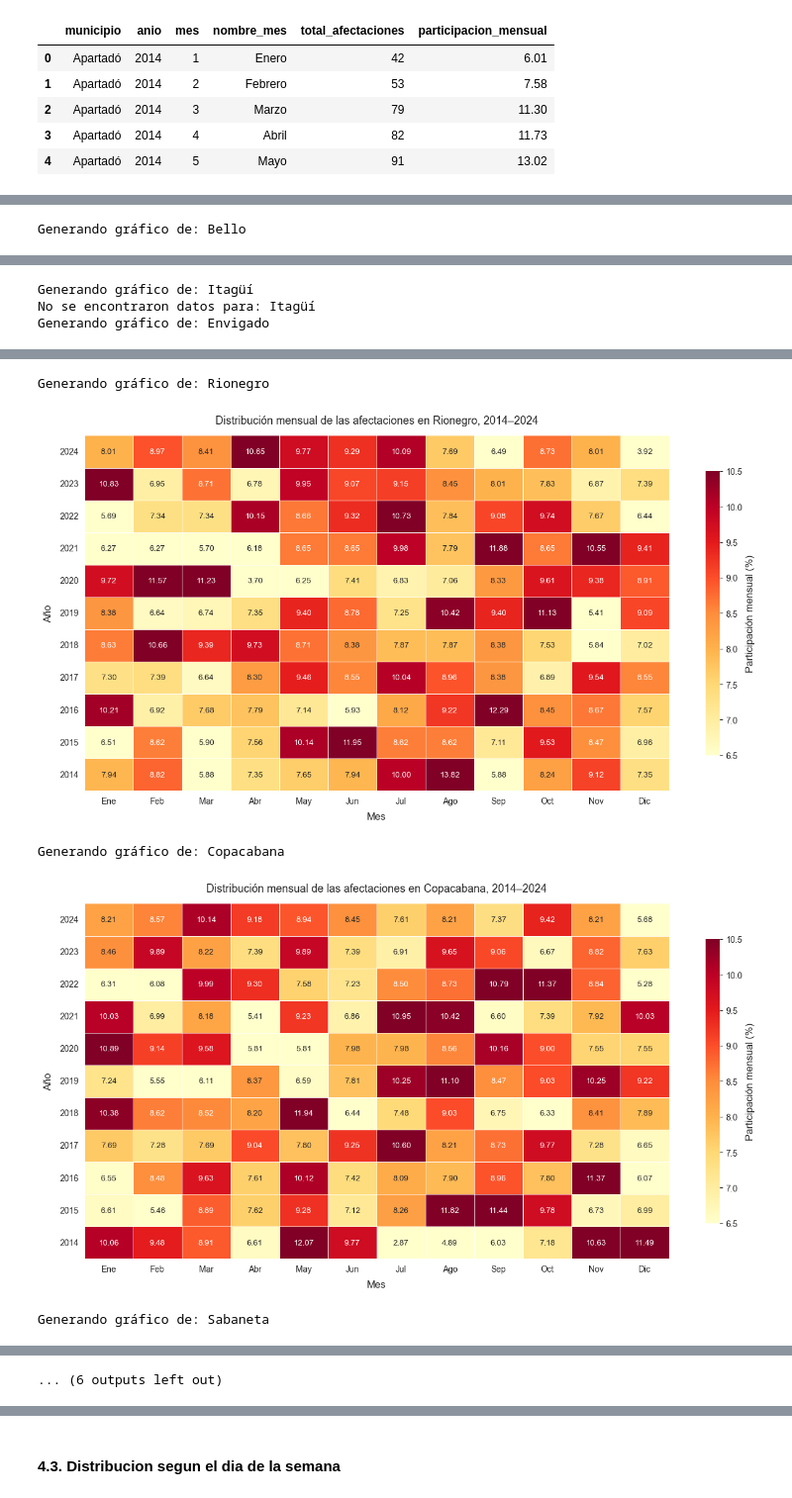
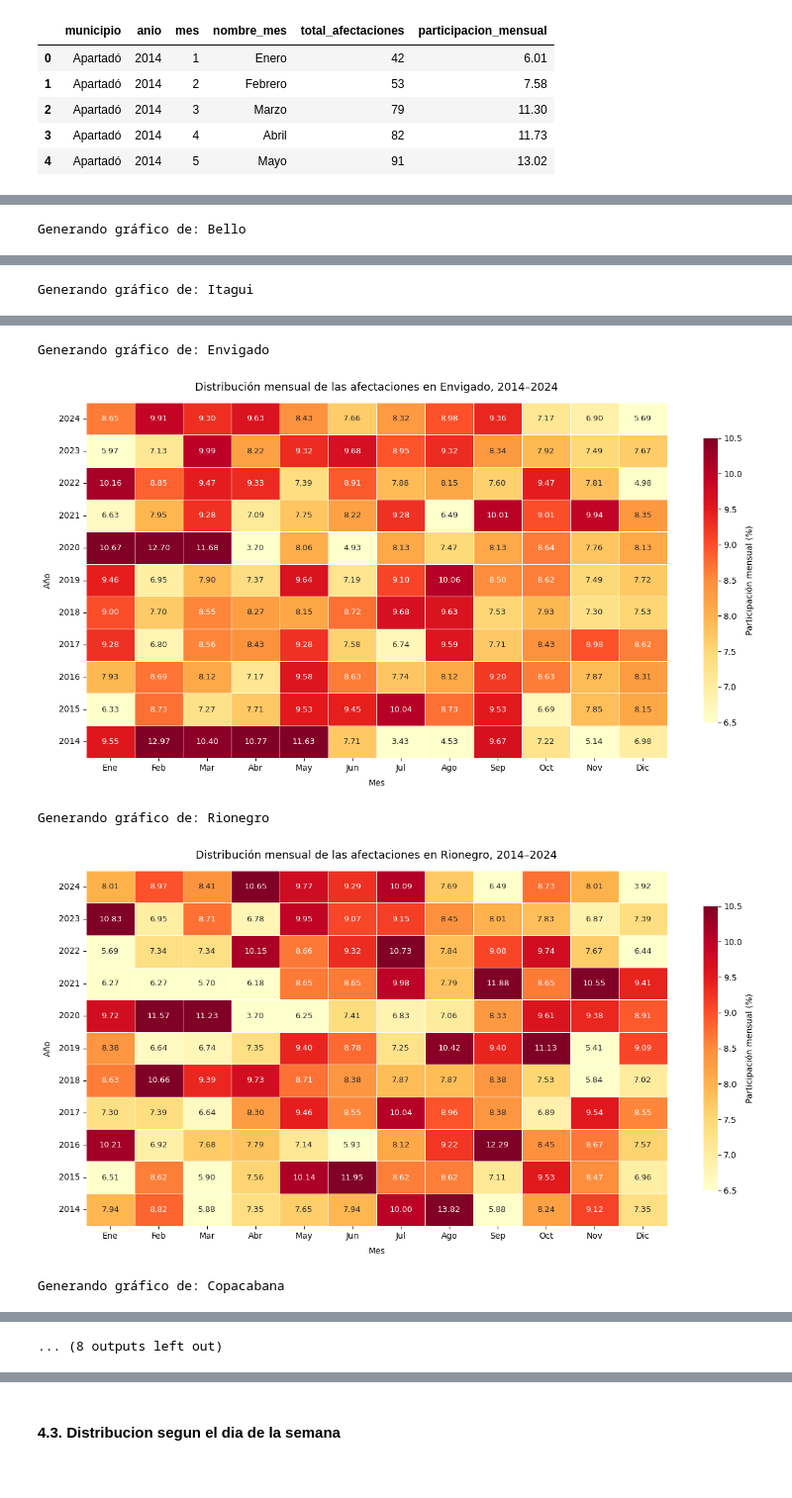
Before and after one commit to SaraBalbin/DW_Analisis_Criminalidad_Colombia, a Jupyter notebook: 05_Analisis_temporal.ipynb, the cells around one changed output, grey strips where cells are left out. Shown at 99% size. Saved outputs shown, nothing was run; the diff lists cells and outputs as text; code cells hidden in the pictures.

```diff
--- a/05_Analisis_temporal.ipynb
+++ b/05_Analisis_temporal.ipynb
@@ -1058,7 +987,7 @@ def grafico_heatmap_municipio(df, municipio, guardar=False, carpeta="Resultados"
 orden_municipios = [
     "Medellín (Ct)",
     "Bello",
-    "Itagüí",
+    "Itagui",
     "Envigado",
     "Rionegro",
     "Copacabana",
@@ -1079,3 +1008 @@ Generando gráfico de: Bello
-Generando gráfico de: Itagüí
-No se encontraron datos para: Itagüí
-Generando gráfico de: Envigado
+Generando gráfico de: Itagui
@@ -1083,5 +1010,5 @@ Generando gráfico de: Envigado
-Generando gráfico de: Rionegro
+Generando gráfico de: Envigado
-[figure, old version]
+[figure, new version]
-Generando gráfico de: Copacabana
+Generando gráfico de: Rionegro
-[figure, old version]
+[figure, new version]
-Generando gráfico de: Sabaneta
+Generando gráfico de: Copacabana
@@ -1089 +1016 @@ Generando gráfico de: Sabaneta
-... (6 outputs left out)
+... (8 outputs left out)
```
Also changed, not shown: parts of 7 cells of this notebook.
